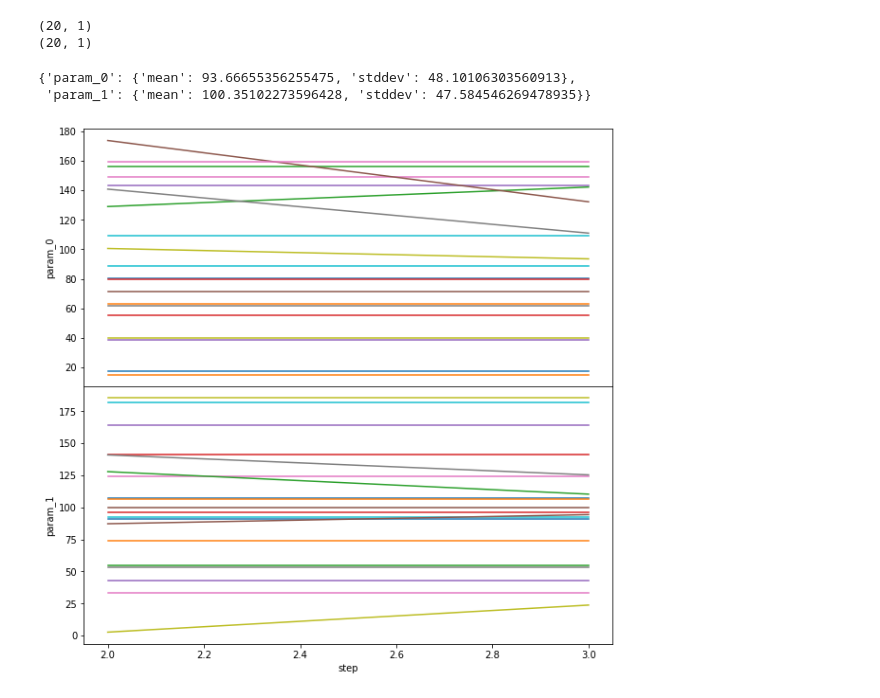
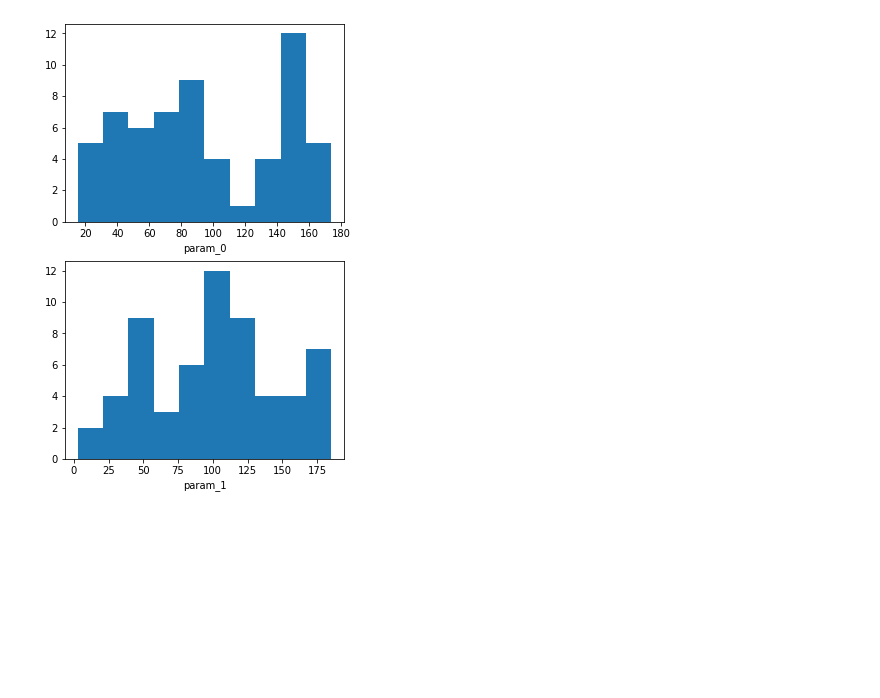
Before and after one commit to AnnaKwa/little-things, a Jupyter notebook: notebooks/fit2d_examples/plotting_examples.ipynb, the cells around one changed output. Drawn from its saved outputs; the diff is of its cells as text; code cells hidden in the pictures; blank space fills up the shorter version.

Commit message:
add plot example notebook

```diff
--- a/notebooks/fit2d_examples/plotting_examples.ipynb
+++ b/notebooks/fit2d_examples/plotting_examples.ipynb
@@ -34,37 +25,5 @@ def get_sampler_statistics(
 # %%
-get_sampler_statistics(sampler, min_iter=2, max_iter=3)
+posterior_distriubtion_figures = plot_posterior_distributions(
+        sampler, min_iter=1, max_iter=None)
 # %% [output]
-(20, 1)
-(20, 1)
-{'param_0': {'mean': 93.66655356255475, 'stddev': 48.10106303560913},
- 'param_1': {'mean': 100.35102273596428, 'stddev': 47.584546269478935}}
+[figure, added]
-# %%
-
-def plot_walker_paths(
-        sampler,
-        labels=None,
-        min_iter = None,
-        max_iter = None,
-):
-    nwalkers, niter, nparams = sampler.chain.shape
-    labels = labels or [f"param_{i}" for i in range(nparams)]
-    assert len(labels)==nparams, \
-        "Number of labels must equal number of parameters in sampler."
-
-    fig, ax = plt.subplots(nparams, sharex = True, figsize=(10,5*nparams))
-    iter_range = slice(min_iter, max_iter)
-    x = range(min_iter or 0, max_iter or niter)
-    for i in range(nparams):
-        for j in range(nwalkers):
-            ax[i].plot(x, sampler.chain[j, iter_range, i])
-        ax[i].set_ylabel(labels[i])
-        ax[i].set_xlabel('step')
-    fig.subplots_adjust(hspace=0)
-    plt.setp(
-        [a.get_xticklabels() for a in fig.axes[:-1]],
-        visible=False)
-
-plot_walker_paths(sampler, labels=None, min_iter=2
-                 )
-# %% [output]
-[figure, removed]
```
Also changed, not shown: parts of 6 cells of this notebook.
